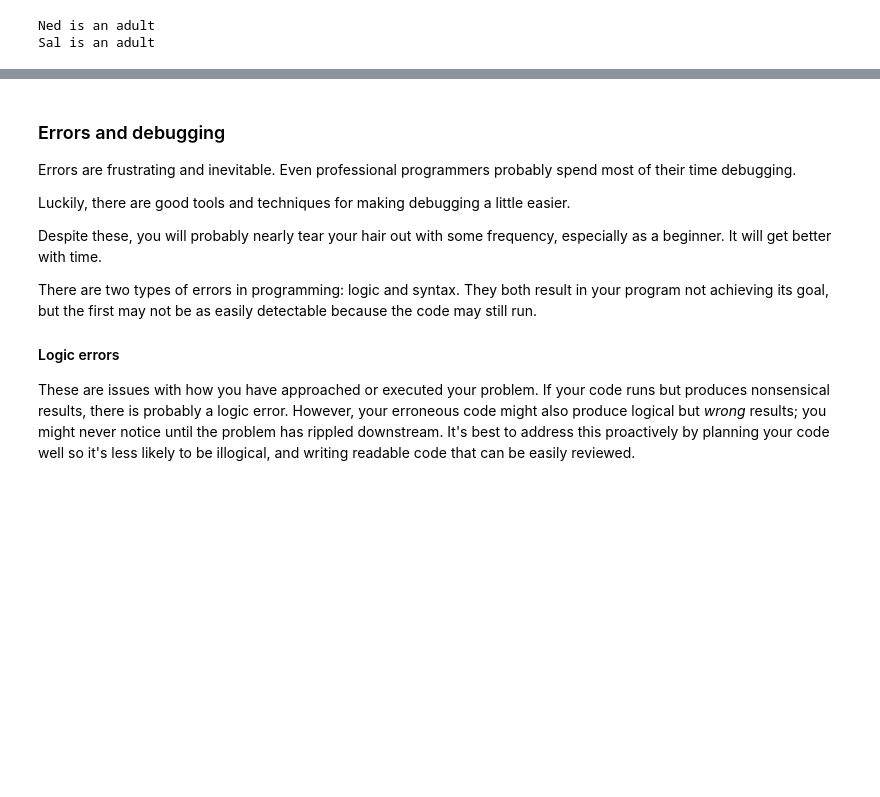
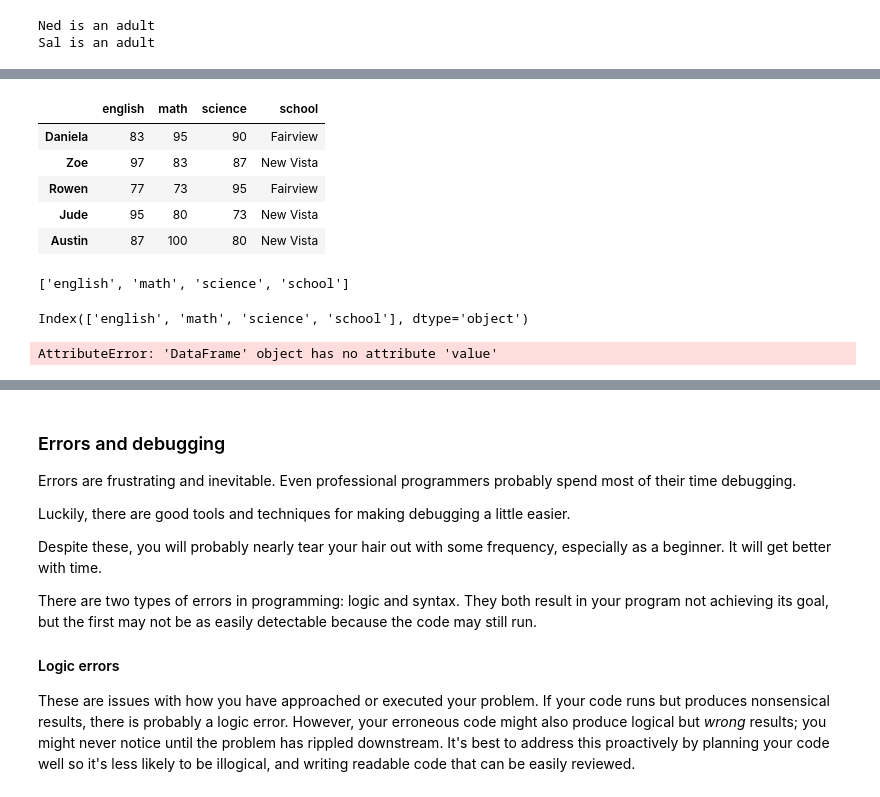
Before and after one commit to ncsg/ursp688y_sp2025, a Jupyter notebook: demos/demo02/demo02_live.ipynb, the cells around one changed output, grey strips where cells are left out. Saved outputs shown, nothing was run; the diff lists cells and outputs as text; code cells hidden in the pictures; blank space fills up the shorter version.

```diff
--- a/demos/demo02/demo02_live.ipynb
+++ b/demos/demo02/demo02_live.ipynb
@@ -332,0 +389,9 @@ Functions are pre-defined programming components that do things. Often, they tak
+# %%
+df.head()
+# %% [output]
+|  | english | math | science | school |
+| Daniela | 83 | 95 | 90 | Fairview |
+| Zoe | 97 | 83 | 87 | New Vista |
+| Rowen | 77 | 73 | 95 | Fairview |
+| Jude | 95 | 80 | 73 | New Vista |
+| Austin | 87 | 100 | 80 | New Vista |
@@ -332,0 +400,12 @@ Functions are pre-defined programming components that do things. Often, they tak
+# %%
+df.columns.tolist()
+# %% [output]
+['english', 'math', 'science', 'school']
+# %%
+df.columns
+# %% [output]
+Index(['english', 'math', 'science', 'school'], dtype='object')
+# %%
+df.value.count('school')
+# %% [output]
+AttributeError: 'DataFrame' object has no attribute 'value'
```
Also changed, not shown: parts of 19 cells of this notebook.
